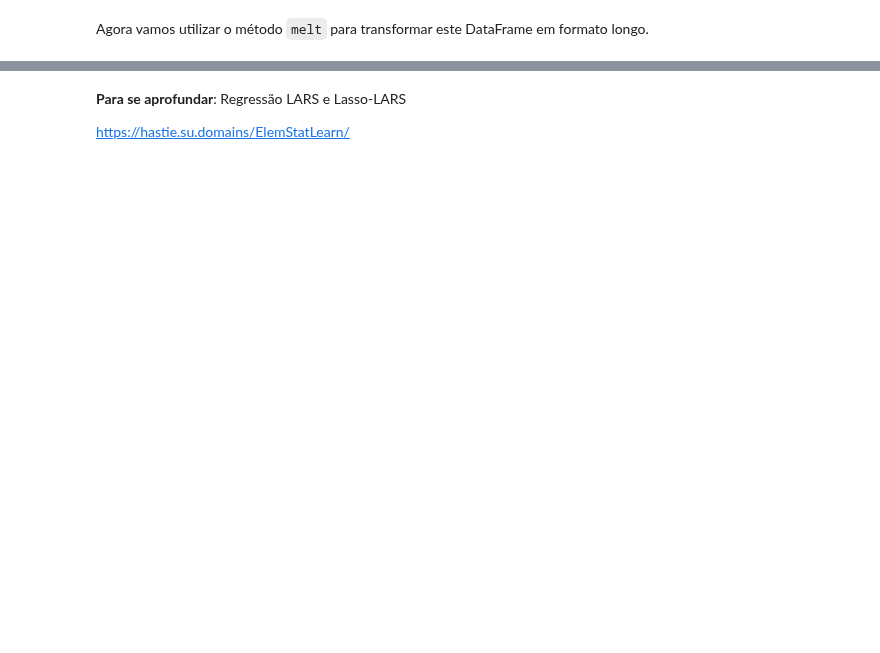
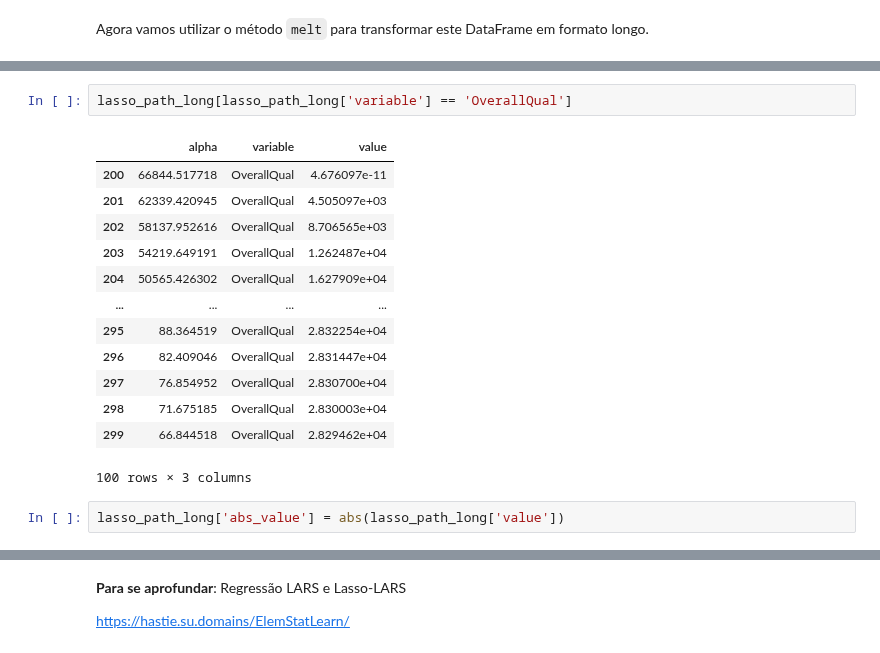
Before and after one commit to pedroteche-ih/64_PT_NOV202111, a Jupyter notebook: aulas/64 DA PT NOV-2021 Aula 20220407 Métodos Regressivos.ipynb, the cells around one changed output, grey strips where cells are left out. Drawn from its saved outputs; the diff is of its cells as text; blank space fills up the shorter version.

```diff
--- a/aulas/64 DA PT NOV-2021 Aula 20220407 Métodos Regressivos.ipynb
+++ b/aulas/64 DA PT NOV-2021 Aula 20220407 Métodos Regressivos.ipynb
@@ -163,2 +266,20 @@ lasso_path_long.head()
+# %%
+lasso_path_long[lasso_path_long['variable'] == 'OverallQual']
+# %% [output]
+|  | alpha | variable | value |
+| 200 | 66844.517718 | OverallQual | 4.676097e-11 |
+| 201 | 62339.420945 | OverallQual | 4.505097e+03 |
+| 202 | 58137.952616 | OverallQual | 8.706565e+03 |
+| 203 | 54219.649191 | OverallQual | 1.262487e+04 |
+| 204 | 50565.426302 | OverallQual | 1.627909e+04 |
+| ... | ... | ... | ... |
+| 295 | 88.364519 | OverallQual | 2.832254e+04 |
+| 296 | 82.409046 | OverallQual | 2.831447e+04 |
+| 297 | 76.854952 | OverallQual | 2.830700e+04 |
+| 298 | 71.675185 | OverallQual | 2.830003e+04 |
+| 299 | 66.844518 | OverallQual | 2.829462e+04 |
+100 rows × 3 columns
+# %%
+lasso_path_long['abs_value'] = abs(lasso_path_long['value'])
 # %%
 fig, ax = plt.subplots(figsize = (10, 10))
```
Also changed, not shown: parts of 34 cells of this notebook, 2 other files.
